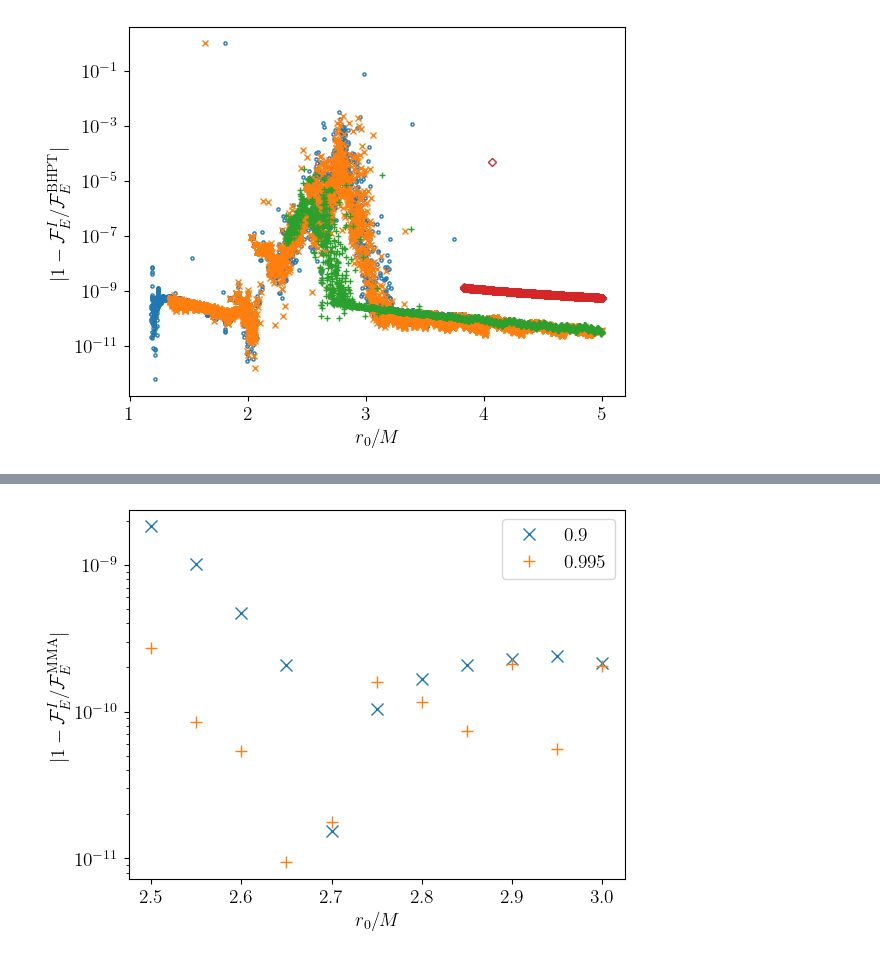
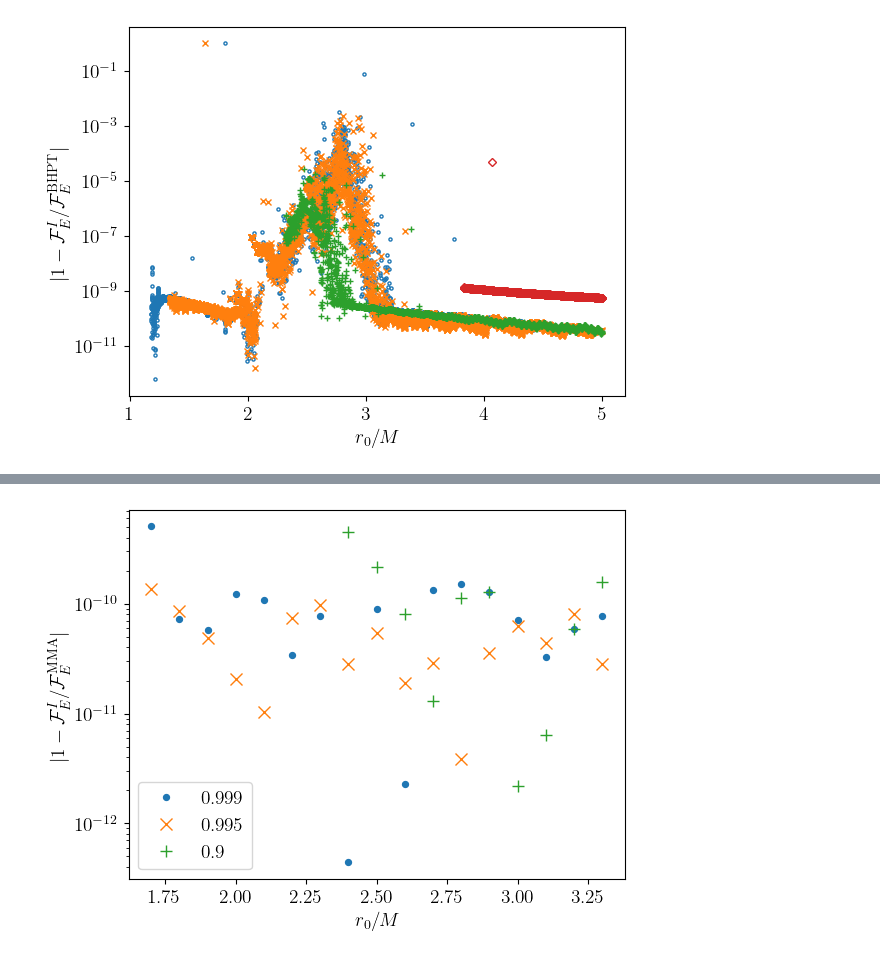
Before and after one commit to znasipak/bhpwave-article, a Jupyter notebook: scripts/test.ipynb, the cells around one changed output, grey strips where cells are left out. Saved outputs shown, nothing was run; the diff lists cells and outputs as text; code cells hidden in the pictures.

```diff
--- a/scripts/test.ipynb
+++ b/scripts/test.ipynb
@@ -234,14 +234,14 @@ plt.show()
 # %% [output]
 [figure]
 # %%
-olist = [0, 14, 20, 25, 29, 32]
+olist = np.array([0, 18, 31, 45, 55, 64])
 fig, axs = plt.subplots(1, 3,)
 fig.set_size_inches(12, 4)
 fig.tight_layout()
 for i in olist:
     avals, omegas, EdotVals = flux_samples[:,i,:3].T
     EdotVals_reweighted = EdotVals*omegas**(10/3)
-    axs[0].plot(1-avals, EdotVals_reweighted, label="$1-\hat{a}" + "= {:.4}$".format(omegas[0]), color=cmap_temp(2*i), lw=2)
+    axs[0].plot(1-avals, EdotVals_reweighted, label="$1-\hat{a}" + "= {:.4}$".format(omegas[0]), color=cmap_temp(i), lw=2)
 # plt.xscale('log')
 axs[0].set_yscale('log')
 axs[0].set_xscale('log')
@@ -251,7 +251,7 @@ axs[0].set_ylabel('$\mathcal{F}_E$')
 for i in olist:
     avals, omegas, EdotVals = flux_samples[:,i,:3].T
     EdotVals_reweighted = EdotVals
-    axs[1].plot(1 - avals, EdotVals_reweighted, label="$\hat{\Omega}" + "= {:.4}$".format(omegas[0]), color=cmap_temp(2*i), lw=2)
+    axs[1].plot(1 - avals, EdotVals_reweighted, label="$\hat{\Omega}" + "= {:.4}$".format(omegas[0]), color=cmap_temp(i), lw=2)
 axs[1].set_xscale('log')
 axs[1].set_xlabel('$1 - \hat{a}$')
 axs[1].set_ylabel('$\mathcal{F}_E^N$')
@@ -260,7 +260,7 @@ axs[1].legend()
 for i in olist:
     avals, omegas, EdotVals = flux_samples[:,i,:3].T
     alphas, chis = flux_samples[:,i,3:].T
-    axs[2].plot(chis, EdotVals, label="$\\alpha = {:.4}$".format(alphas[0]), color=cmap_temp(2*i), lw=2)
+    axs[2].plot(chis, EdotVals, label="$\\alpha = {:.4}$".format(alphas[0]), color=cmap_temp(i), lw=2)
 axs[2].set_xlabel('$\\chi$')
 axs[2].set_ylabel('$\mathcal{F}_E$')
 axs[2].legend()
@@ -511,14 +511,14 @@ def scaled_energy_flux(a, r0, bc="E(3)"):
     else:
         return spl(chi, alpha)*32./5.*omega**(10./3.)
 # %%
-flux_file_list = ["Flux_Edot_a0.999.dat",
-                  "Flux_Edot_a0.995.dat",
-                  "Flux_Edot_a0.9.dat",
-                  "Flux_Edot_a0.6.dat",
-                  "Flux_Edot_a0.1.dat",
-                  "Flux_Edot_a-0.5.dat",
-                  "Flux_Edot_a-0.8.dat",
-                  "Flux_Edot_a-0.99.dat"]
+flux_file_list = ["../data/Flux_Edot_a0.999.dat",
+                  "../data/Flux_Edot_a0.995.dat",
+                  "../data/Flux_Edot_a0.9.dat",
+                  "../data/Flux_Edot_a0.6.dat",
+                  "../data/Flux_Edot_a0.1.dat",
+                  "../data/Flux_Edot_a-0.5.dat",
+                  "../data/Flux_Edot_a-0.8.dat",
+                  "../data/Flux_Edot_a-0.99.dat"]
 flux_spin_list = [0.999, 0.995, 0.9, 0.6, 0.1, -0.5, -0.8, -0.99]
 # %%
 testData = []
@@ -601,15 +577,15 @@ plt.show()
 # %% [output]
 [figure]
 # %%
-mma_values_900=np.loadtxt("/Users/znasipak/Documents/Projects/CircOrbits/mathetamatica_fluxes_a9.dat")
-mma_values_995=np.loadtxt("/Users/znasipak/Documents/Projects/CircOrbits/mathetamatica_fluxes_a995.dat")
+mma_values_900=np.loadtxt("/Users/znasipak/Documents/Projects/CircOrbits/mathetamatica_fluxes_a900.dat")
+mma_values_995=np.loadtxt("/Users/znasipak/Documents/Projects/CircOrbits/mathetamatica_fluxes_a995_v2.dat")
+mma_values_999=np.loadtxt("/Users/znasipak/Documents/Projects/CircOrbits/mathetamatica_fluxes_a999.dat")
 # %%
 comparison_fluxes = []
-bc_type = 'not-a-knot'
+bc_type = 'E(3)'
 for vals in mma_values_900:
     a, r0, flux, flux_error = vals
     flux_comp = scaled_energy_flux(a, r0, bc = bc_type)
-    print(scaled_energy_flux(a, r0, bc = 'not-a-knot'), scaled_energy_flux(a, r0, bc = 'E(3)'), scaled_energy_flux(a, r0, bc = 'natural'))
     comparison_fluxes.append([r0, np.abs(1 - flux/flux_comp)])
 mma_comp_900 = np.array(comparison_fluxes).T
 comparison_fluxes = []
@@ -618,3 +594,9 @@ for vals in mma_values_995:
     flux_comp = scaled_energy_flux(a, r0, bc = bc_type)
     comparison_fluxes.append([r0, np.abs(1 - flux/flux_comp)])
 mma_comp_995 = np.array(comparison_fluxes).T
+comparison_fluxes = []
+for vals in mma_values_999:
+    a, r0, flux, flux_error = vals
+    flux_comp = scaled_energy_flux(a, r0, bc = bc_type)
+    comparison_fluxes.append([r0, np.abs(1 - flux/flux_comp)])
+mma_comp_999 = np.array(comparison_fluxes).T
@@ -633,13 +603,14 @@ mma_comp_995 = np.array(comparison_fluxes).T
 # %%
 markers = ['.', 'x', '+', 'D', 'o', 'v', 's', '8']
 # for i, comparison in enumerate(comparisons3):
 #     plt.plot(comparison[0], comparison[1], markers[i], label="$"+str(flux_spin_list[i])+"$", markersize = 4.5, fillstyle='none')
-plt.plot(mma_comp_900[0], mma_comp_900[1], markers[1], label="$0.9$", markersize = 8.5)
-plt.plot(mma_comp_995[0], mma_comp_995[1], markers[2], label="$0.995$", markersize = 8.5)
+plt.plot(mma_comp_999[0], mma_comp_999[1], markers[0], label="$0.999$", markersize = 8.5)
+plt.plot(mma_comp_995[0], mma_comp_995[1], markers[1], label="$0.995$", markersize = 8.5)
+plt.plot(mma_comp_900[0], mma_comp_900[1], markers[2], label="$0.9$", markersize = 8.5)
 plt.yscale('log')
-plt.legend(loc="upper right")
+plt.legend(loc="lower left")
 plt.xlabel('$r_0/M$')
 plt.ylabel('$|1 - {\mathcal{F}_E^I}/{\mathcal{F}_E^\mathrm{MMA}}|$')
 plt.show()
 # %% [output]
-[figure, old version]
+[figure, new version]
```
Also changed, not shown: parts of 84 cells of this notebook, 24 other files.
